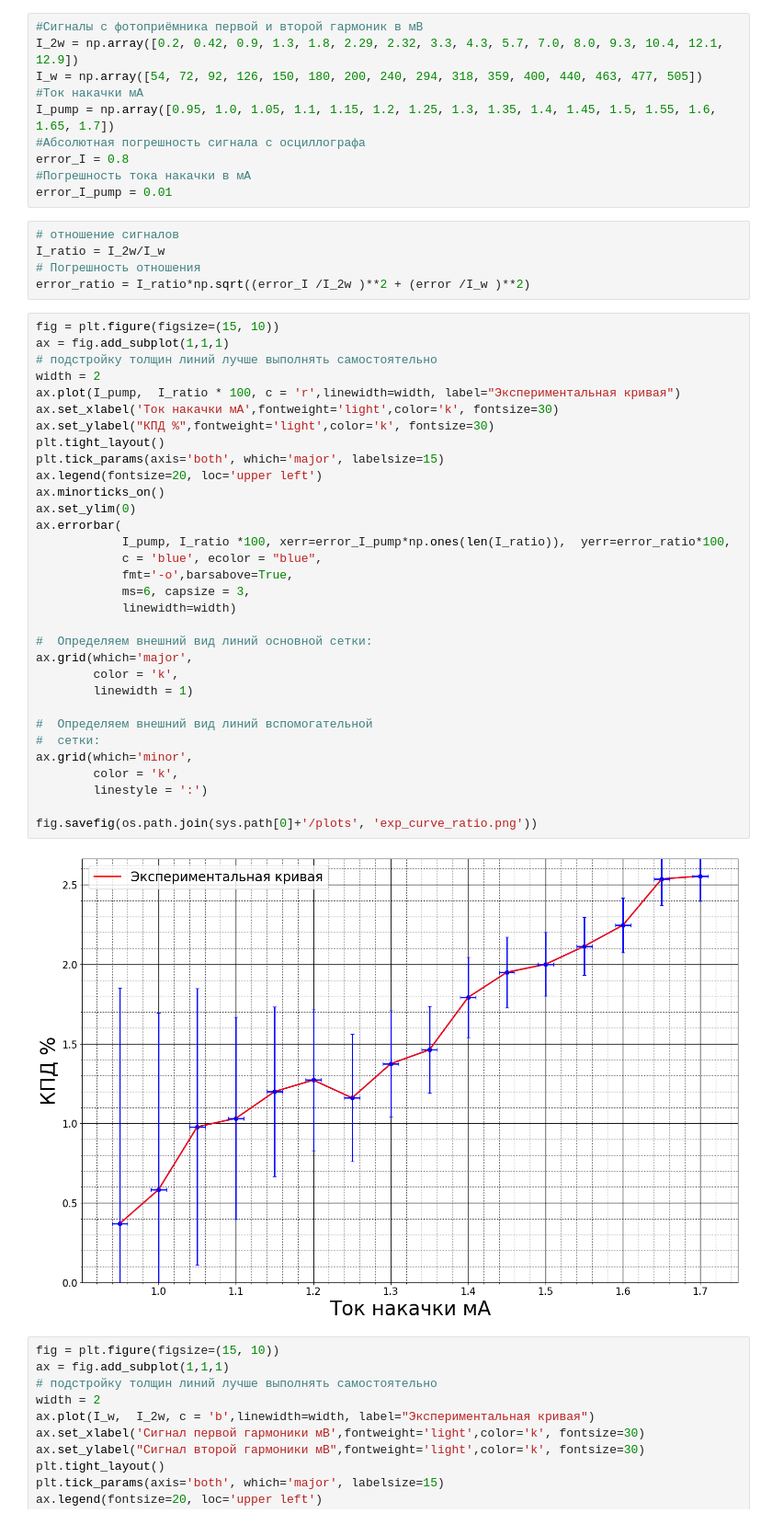
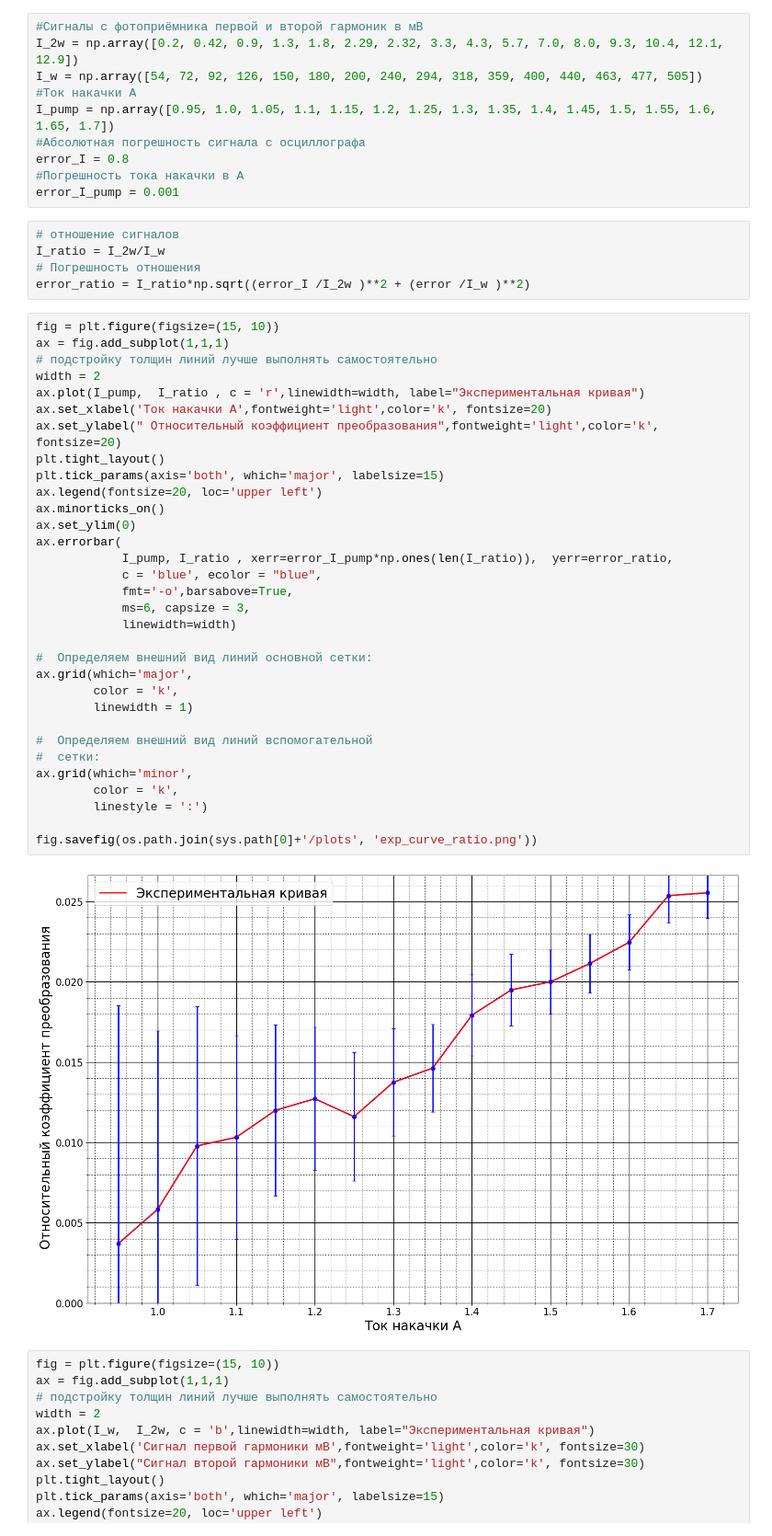
Before and after one commit to starosta39/laboratory_works_2, a Jupyter notebook: Second harmonic generation/SGG.ipynb, the cells around one changed output. Shown at 92% size. Saved outputs shown, nothing was run; the diff lists cells and outputs as text.

Commit message:
fixed problems in last plot

```diff
--- a/Second harmonic generation/SGG.ipynb
+++ b/Second harmonic generation/SGG.ipynb
@@ -228,12 +228,12 @@ print("Абсолютная погрешность температуры - по
 #Сигналы с фотоприёмника первой и второй гармоник в мВ
 I_2w = np.array([0.2, 0.42, 0.9, 1.3, 1.8, 2.29, 2.32, 3.3, 4.3, 5.7, 7.0, 8.0, 9.3, 10.4, 12.1, 12.9])
 I_w = np.array([54, 72, 92, 126, 150, 180, 200, 240, 294, 318, 359, 400, 440, 463, 477, 505])
-#Ток накачки мА
+#Ток накачки А
 I_pump = np.array([0.95, 1.0, 1.05, 1.1, 1.15, 1.2, 1.25, 1.3, 1.35, 1.4, 1.45, 1.5, 1.55, 1.6, 1.65, 1.7])
 #Абсолютная погрешность сигнала с осциллографа
 error_I = 0.8
-#Погрешность тока накачки в мА
-error_I_pump = 0.01
+#Погрешность тока накачки в А
+error_I_pump = 0.001
 # %%
 # отношение сигналов
 I_ratio = I_2w/I_w
@@ -242,37 +242,37 @@ error_ratio = I_ratio*np.sqrt((error_I /I_2w )**2 + (error /I_w )**2)
 # %%
 fig = plt.figure(figsize=(15, 10))
 ax = fig.add_subplot(1,1,1)
 # подстройку толщин линий лучше выполнять самостоятельно
 width = 2
-ax.plot(I_pump,  I_ratio * 100, c = 'r',linewidth=width, label="Экспериментальная кривая")
-ax.set_xlabel('Ток накачки мА',fontweight='light',color='k', fontsize=30)
-ax.set_ylabel("КПД %",fontweight='light',color='k', fontsize=30)
+ax.plot(I_pump,  I_ratio , c = 'r',linewidth=width, label="Экспериментальная кривая")
+ax.set_xlabel('Ток накачки А',fontweight='light',color='k', fontsize=20)
+ax.set_ylabel(" Относительный коэффициент преобразования",fontweight='light',color='k', fontsize=20)
 plt.tight_layout()
 plt.tick_params(axis='both', which='major', labelsize=15)
 ax.legend(fontsize=20, loc='upper left')
 ax.minorticks_on()
 ax.set_ylim(0)
 ax.errorbar(
-            I_pump, I_ratio *100, xerr=error_I_pump*np.ones(len(I_ratio)),  yerr=error_ratio*100,
+            I_pump, I_ratio , xerr=error_I_pump*np.ones(len(I_ratio)),  yerr=error_ratio,
             c = 'blue', ecolor = "blue",
             fmt='-o',barsabove=True,
             ms=6, capsize = 3,
             linewidth=width)
 
 #  Определяем внешний вид линий основной сетки:
 ax.grid(which='major',
         color = 'k',
         linewidth = 1)
 
 #  Определяем внешний вид линий вспомогательной
 #  сетки:
 ax.grid(which='minor',
         color = 'k',
         linestyle = ':')
 
 fig.savefig(os.path.join(sys.path[0]+'/plots', 'exp_curve_ratio.png'))
 # %% [output]
-[figure, old version]
+[figure, new version]
 # %%
 fig = plt.figure(figsize=(15, 10))
 ax = fig.add_subplot(1,1,1)
```
Also changed, not shown: 1 other file.
